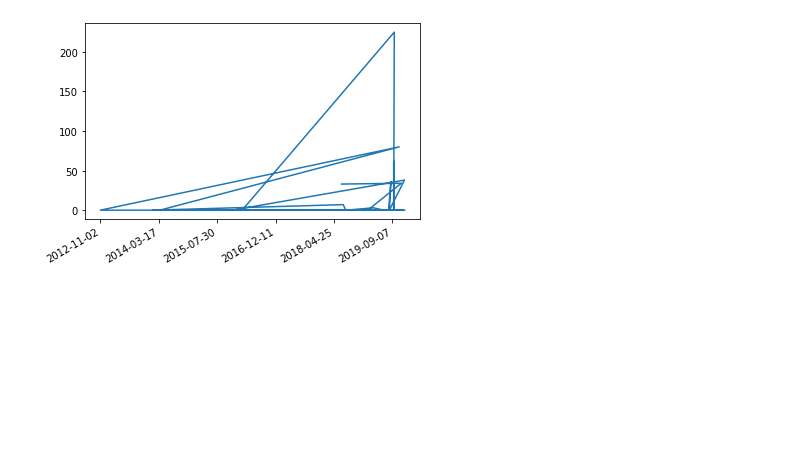
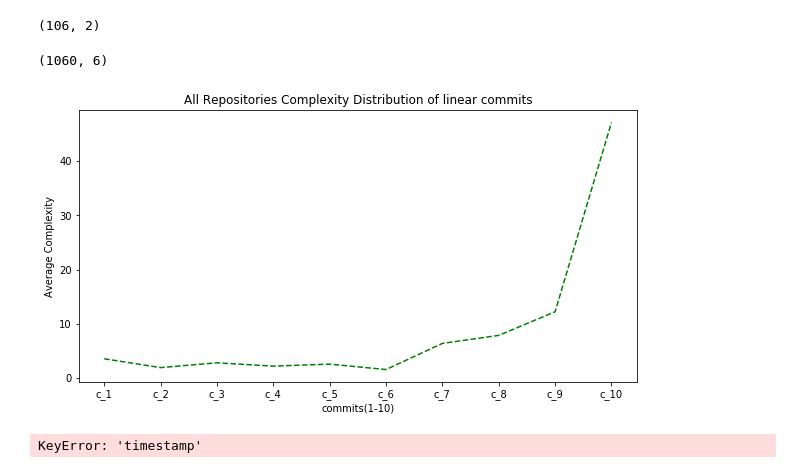
Before and after one commit to praveengadiyaram369/Antlr_Java_Repository_Miner, a Jupyter notebook: AnalyzingCommitHistories.ipynb, the cells around one changed output. Cells and saved outputs as stored; diff of their text form; code cells hidden in the pictures; blank space fills up the shorter version.

Commit message:
added changes for linear graphs

```diff
--- a/AnalyzingCommitHistories.ipynb
+++ b/AnalyzingCommitHistories.ipynb
@@ -42,0 +84,7 @@ repo_complexity_df.head()
+# %%
+commit_group_index_list = []
+sample_list = range(1, 11)
+for value in range(len(repo_info_df.index)):
+    commit_group_index_list.extend(sample_list)
+repo_commit_df['commit_group_id'] = commit_group_index_list
+repo_commit_df.shape
@@ -43,10 +98,28 @@ repo_complexity_df.head()
+# %%
+repo_complexity_df = repo_commit_df.groupby('repo_index', as_index=False)['complexity'].sum()
+repo_complexity_df = repo_complexity_df.loc[repo_complexity_df['complexity'] != 0.0]
+repo_complexity_df.shape
+# %% [output]
+(106, 2)
+# %%
+repo_commit_df = repo_commit_df.loc[repo_commit_df['repo_index'].isin(repo_complexity_df.repo_index)]
+repo_commit_df.shape
+# %% [output]
+(1060, 6)
+# %%
+avg_commit_comp_df = repo_commit_df.groupby('commit_group_id', as_index=False)['complexity'].mean()
+x_values = ['c_'+str(value) for value in avg_commit_comp_df['commit_group_id']]
+y_values = avg_commit_comp_df['complexity']
+plot_line_graph(x_values, y_values, "commits(1-10)", "Average Complexity", "All Repositories Complexity Distribution of linear commits")
+# %% [output]
+[figure, added]
 # %%
 commit_timestamp_list = [datetime.strptime(timestamp[:-6], '%Y-%m-%d %H:%M:%S').date() for timestamp in repo_complexity_df['timestamp']]
 commit_complexity_list = list(repo_complexity_df['complexity'])
 
 plt.gca().xaxis.set_major_formatter(mdates.DateFormatter('%Y-%m-%d'))
-plt.gca().xaxis.set_major_locator(mdates.DayLocator(interval=500))
+plt.gca().xaxis.set_major_locator(mdates.DayLocator(interval=1000))
 plt.plot(commit_timestamp_list, commit_complexity_list)
 plt.gcf().autofmt_xdate()
 # %% [output]
-[figure, removed]
+KeyError: 'timestamp'
```
Also changed, not shown: parts of 9 cells of this notebook, 6 other files.
